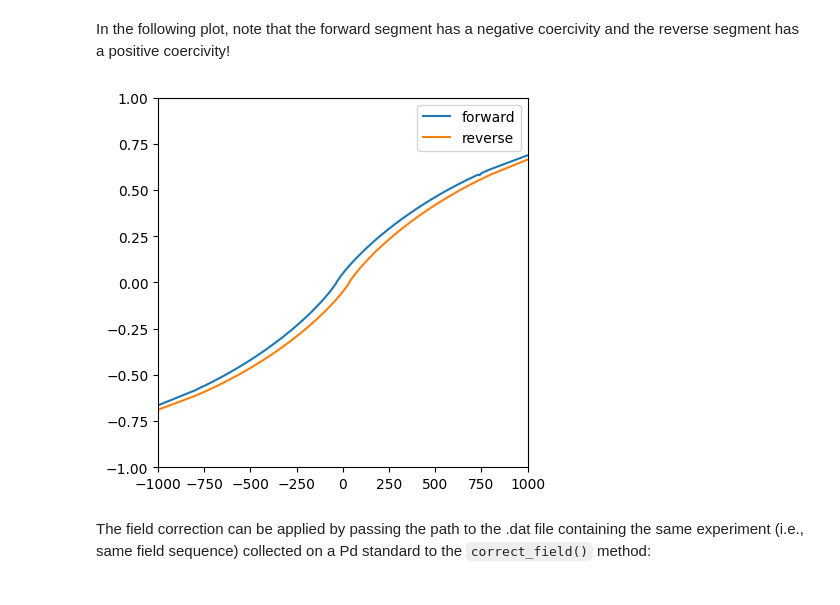
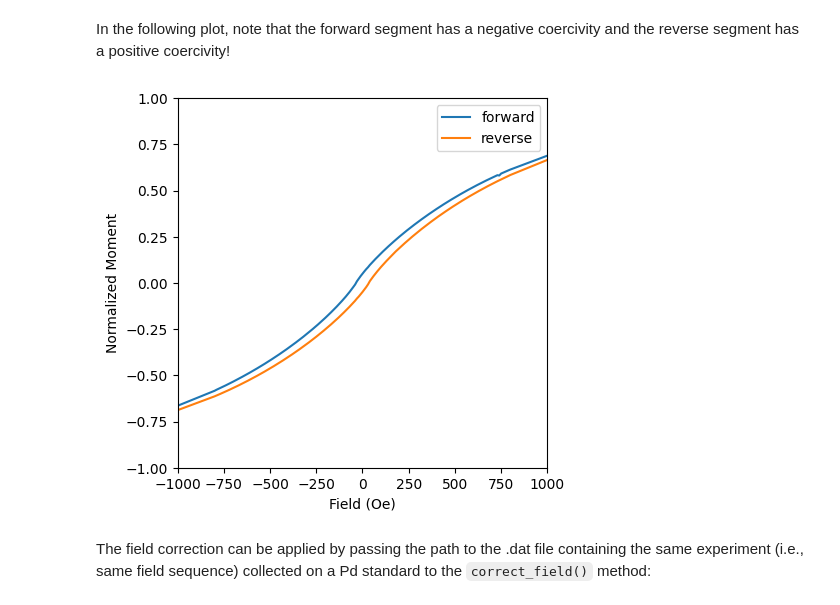
Before and after one commit to RinehartGroup/MagnetoPy, a Jupyter notebook: docs/examples/mvsh.ipynb, the cells around one changed output. Saved outputs shown, nothing was run; the diff lists cells and outputs as text; code cells hidden in the pictures.

```diff
--- a/docs/examples/mvsh.ipynb
+++ b/docs/examples/mvsh.ipynb
@@ -219,19 +226,21 @@ In the following plot, note that the forward segment has a negative coercivity a
 # %%
 fig, ax = plt.subplots()
 max_moment = mvsh6.simplified_data()["moment"].max()
 x1 = mvsh6.simplified_data(segment="forward")["field"]
 y1 = mvsh6.simplified_data(segment="forward")["moment"] / max_moment
 x2 = mvsh6.simplified_data(segment="reverse")["field"]
 y2 = mvsh6.simplified_data(segment="reverse")["moment"] / max_moment
 ax.plot(x1, y1, label="forward")
 ax.plot(x2, y2, label="reverse")
 ax.set_xlim(-1000, 1000)
 ax.set_ylim(-1, 1)
+ax.set_xlabel("Field (Oe)")
+ax.set_ylabel("Normalized Moment")
 ax.legend()
 mp.force_aspect(ax)
 plt.show()
 # %% [output]
-[figure, old version]
+[figure, new version]
 # %% [markdown]
 The field correction can be applied by passing the path to the .dat file containing the same experiment (i.e., same field sequence) collected on a Pd standard to the `correct_field()` method:
 # %%
```
Also changed, not shown: parts of 30 cells of this notebook.
